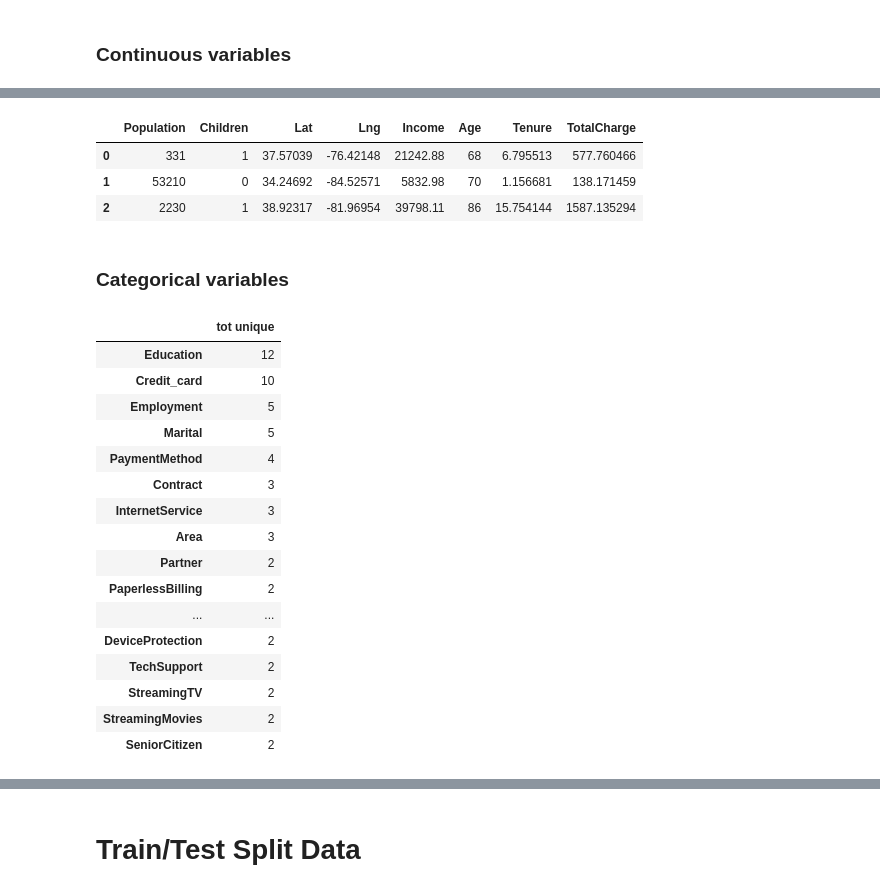
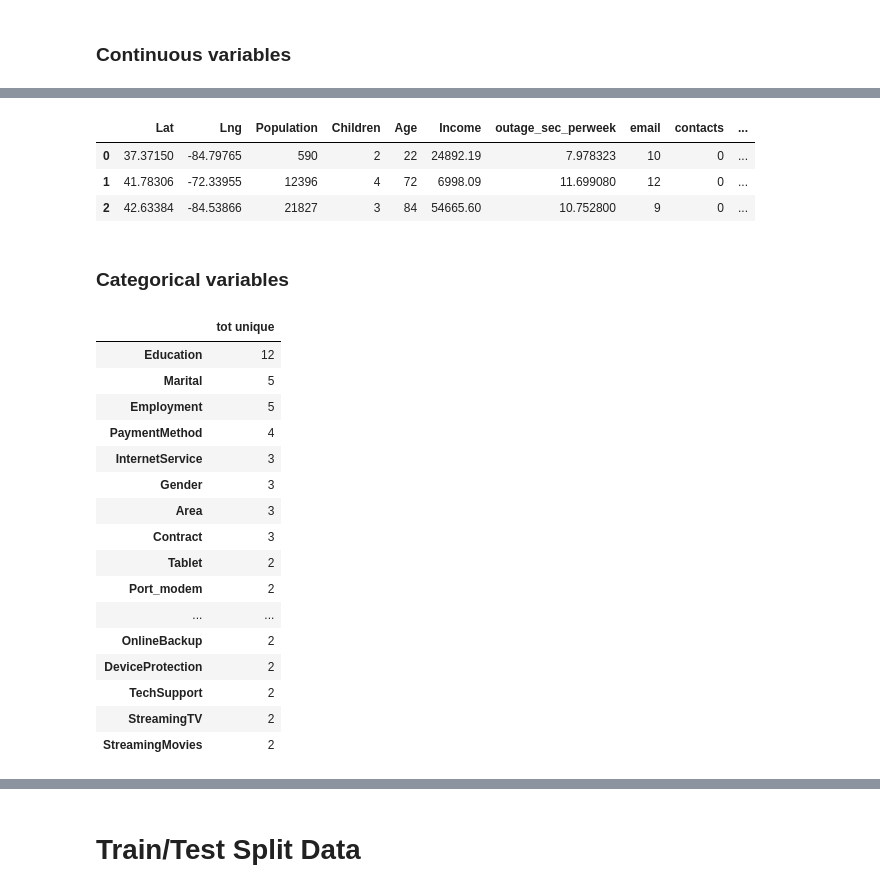
Before and after one commit to rabujamra/WGU_Code, a Jupyter notebook: DMI-Supervised/DMI_Telecom_Class.ipynb, the cells around one changed output, grey strips where cells are left out. Cells and saved outputs as stored; diff of their text form; code cells hidden in the pictures.

```diff
--- a/DMI-Supervised/DMI_Telecom_Class.ipynb
+++ b/DMI-Supervised/DMI_Telecom_Class.ipynb
@@ -7,7 +7,7 @@ pd.set_option('display.max_columns', None)
 # %%
 # Load the processed data
 
-df_telecom = pd.read_csv('../telecom_data1.csv')
+df_telecom = pd.read_csv('../churn_clean.csv') #telecom_data1.csv')
 # %%
 df_telecom.head(3)
 # %% [output]
@@ -52,3 +52,7 @@ X['zip']= X['zip'].astype('str')
 ## Variable selection
 # %% [markdown]
 ### Continuous variables
+# %%
+cols_cont = X.select_dtypes([np.number]).drop(['Unnamed: 0', 'ID'], axis=1).columns.values.tolist() #only numeric
+cols_cont = cols_cont[:-8] #remove items
+cols_cont
@@ -55,15 +73,14 @@ X['zip']= X['zip'].astype('str')
 # %%
 # Cont cols (normalize for KNN)
 
 # Continuous cols (normalize-for KNN)
-cols_cont = ['Population', 'Children', 'Lat', 'Lng', 'Income', 'Age', 'Tenure', 'TotalCharge'] #leave out monthlycharge
 X_cont = X[cols_cont]
 X_cont.head(3)
 # %% [output]
-|  | Population | Children | Lat | Lng | Income | Age | Tenure | TotalCharge |
-| 0 | 331 | 1 | 37.57039 | -76.42148 | 21242.88 | 68 | 6.795513 | 577.760466 |
-| 1 | 53210 | 0 | 34.24692 | -84.52571 | 5832.98 | 70 | 1.156681 | 138.171459 |
-| 2 | 2230 | 1 | 38.92317 | -81.96954 | 39798.11 | 86 | 15.754144 | 1587.135294 |
+|  | Lat | Lng | Population | Children | Age | Income | outage_sec_perweek | email | contacts | ... |
+| 0 | 37.37150 | -84.79765 | 590 | 2 | 22 | 24892.19 | 7.978323 | 10 | 0 | ... |
+| 1 | 41.78306 | -72.33955 | 12396 | 4 | 72 | 6998.09 | 11.699080 | 12 | 0 | ... |
+| 2 | 42.63384 | -84.53866 | 21827 | 3 | 84 | 54665.60 | 10.752800 | 9 | 0 | ... |
 # %% [markdown]
 ### Categorical variables
 # %%
@@ -81,21 +98,21 @@ X[cols_cat_all_red].nunique().to_frame('tot unique') #updated reduced list
 # %% [output]
 |  | tot unique |
 | Education | 12 |
-| Credit_card | 10 |
+| Marital | 5 |
 | Employment | 5 |
-| Marital | 5 |
 | PaymentMethod | 4 |
+| InternetService | 3 |
+| Gender | 3 |
+| Area | 3 |
 | Contract | 3 |
-| InternetService | 3 |
-| Area | 3 |
-| Partner | 2 |
-| PaperlessBilling | 2 |
+| Tablet | 2 |
+| Port_modem | 2 |
 | ... | ... |
+| OnlineBackup | 2 |
 | DeviceProtection | 2 |
 | TechSupport | 2 |
 | StreamingTV | 2 |
 | StreamingMovies | 2 |
-| SeniorCitizen | 2 |
 # %%
 # 1. Create dummies-for categorical cols (use reduced col list)
 
```
Also changed, not shown: parts of 18 cells of this notebook, 1 other file.
